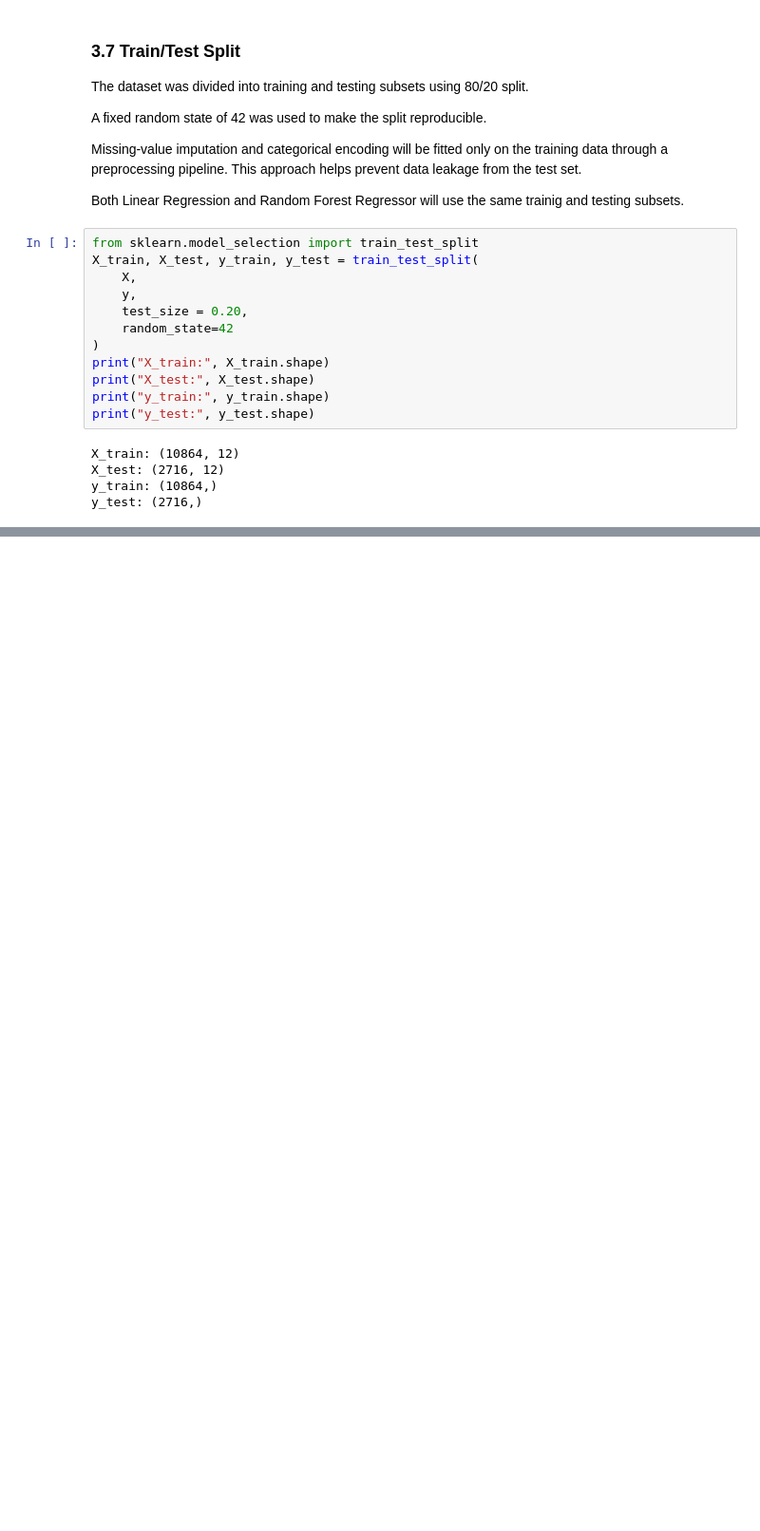
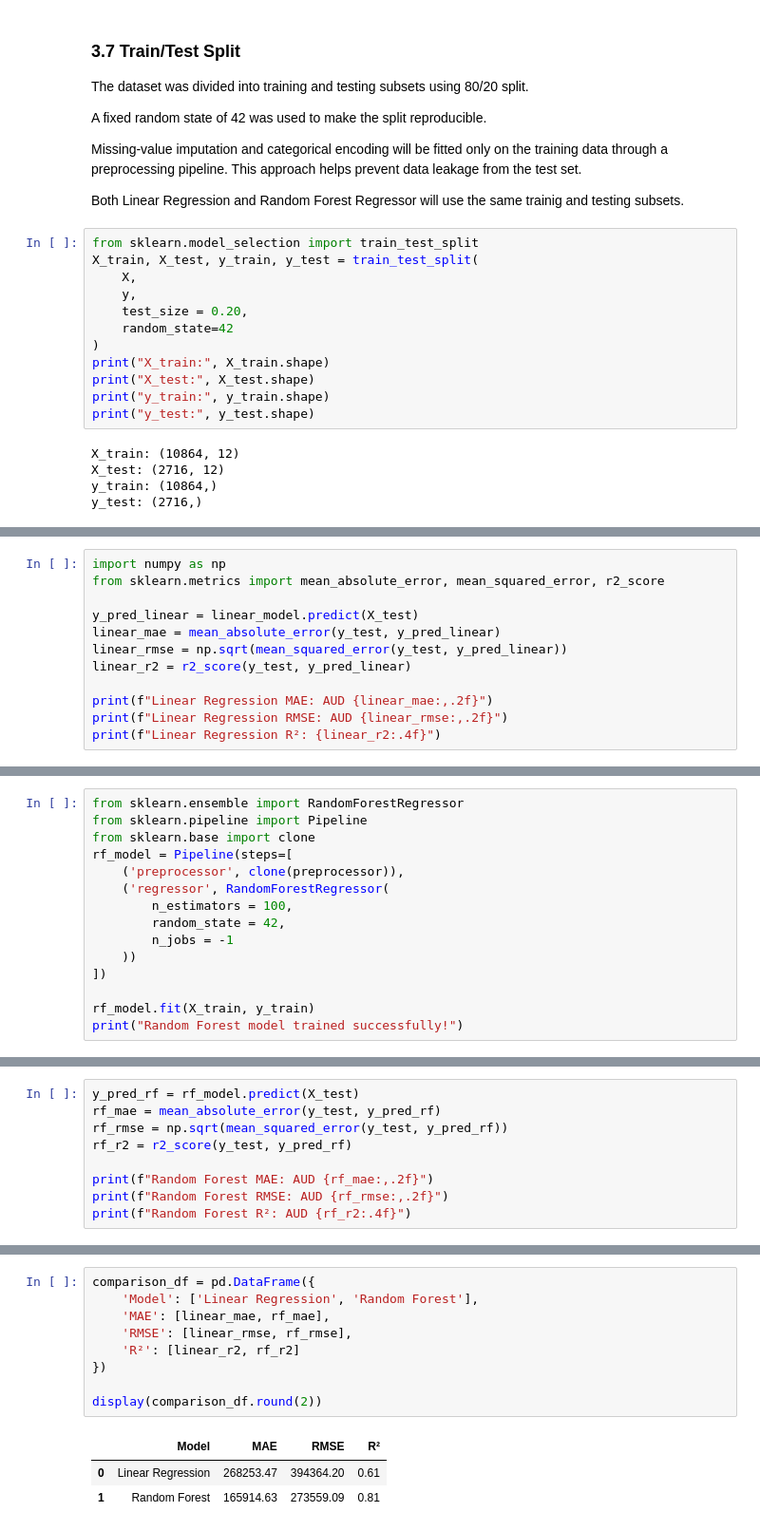
Before and after one commit to Badieiev/Data-Analytics-project-using-CRISP-DM, a Jupyter notebook: notebooks/CA2_CRISP_DM.ipynb, the cells around one changed output, grey strips where cells are left out. Shown at 95% size. Saved outputs shown, nothing was run; the diff lists cells and outputs as text; blank space fills up the shorter version.

Commit message:
Train and compare Linear Regression and Random Forest models

```diff
--- a/notebooks/CA2_CRISP_DM.ipynb
+++ b/notebooks/CA2_CRISP_DM.ipynb
@@ -567,0 +653,12 @@ y_test: (2716,)
+# %%
+import numpy as np
+from sklearn.metrics import mean_absolute_error, mean_squared_error, r2_score
+
+y_pred_linear = linear_model.predict(X_test)
+linear_mae = mean_absolute_error(y_test, y_pred_linear)
+linear_rmse = np.sqrt(mean_squared_error(y_test, y_pred_linear))
+linear_r2 = r2_score(y_test, y_pred_linear)
+
+print(f"Linear Regression MAE: AUD {linear_mae:,.2f}")
+print(f"Linear Regression RMSE: AUD {linear_rmse:,.2f}")
+print(f"Linear Regression R²: {linear_r2:.4f}")
@@ -567,0 +685,15 @@ y_test: (2716,)
+# %%
+from sklearn.ensemble import RandomForestRegressor
+from sklearn.pipeline import Pipeline
+from sklearn.base import clone
+rf_model = Pipeline(steps=[
+    ('preprocessor', clone(preprocessor)),
+    ('regressor', RandomForestRegressor(
+        n_estimators = 100,
+        random_state = 42,
+        n_jobs = -1
+    ))
+])
+
+rf_model.fit(X_train, y_train)
+print("Random Forest model trained successfully!")
@@ -567,0 +706,9 @@ y_test: (2716,)
+# %%
+y_pred_rf = rf_model.predict(X_test)
+rf_mae = mean_absolute_error(y_test, y_pred_rf)
+rf_rmse = np.sqrt(mean_squared_error(y_test, y_pred_rf))
+rf_r2 = r2_score(y_test, y_pred_rf)
+
+print(f"Random Forest MAE: AUD {rf_mae:,.2f}")
+print(f"Random Forest RMSE: AUD {rf_rmse:,.2f}")
+print(f"Random Forest R²: AUD {rf_r2:.4f}")
@@ -567,0 +735,13 @@ y_test: (2716,)
+# %%
+comparison_df = pd.DataFrame({
+    'Model': ['Linear Regression', 'Random Forest'],
+    'MAE': [linear_mae, rf_mae],
+    'RMSE': [linear_rmse, rf_rmse],
+    'R²': [linear_r2, rf_r2]
+})
+
+display(comparison_df.round(2))
+# %% [output]
+|  | Model | MAE | RMSE | R² |
+| 0 | Linear Regression | 268253.47 | 394364.20 | 0.61 |
+| 1 | Random Forest | 165914.63 | 273559.09 | 0.81 |
```
Also changed, not shown: parts of 17 cells of this notebook.
